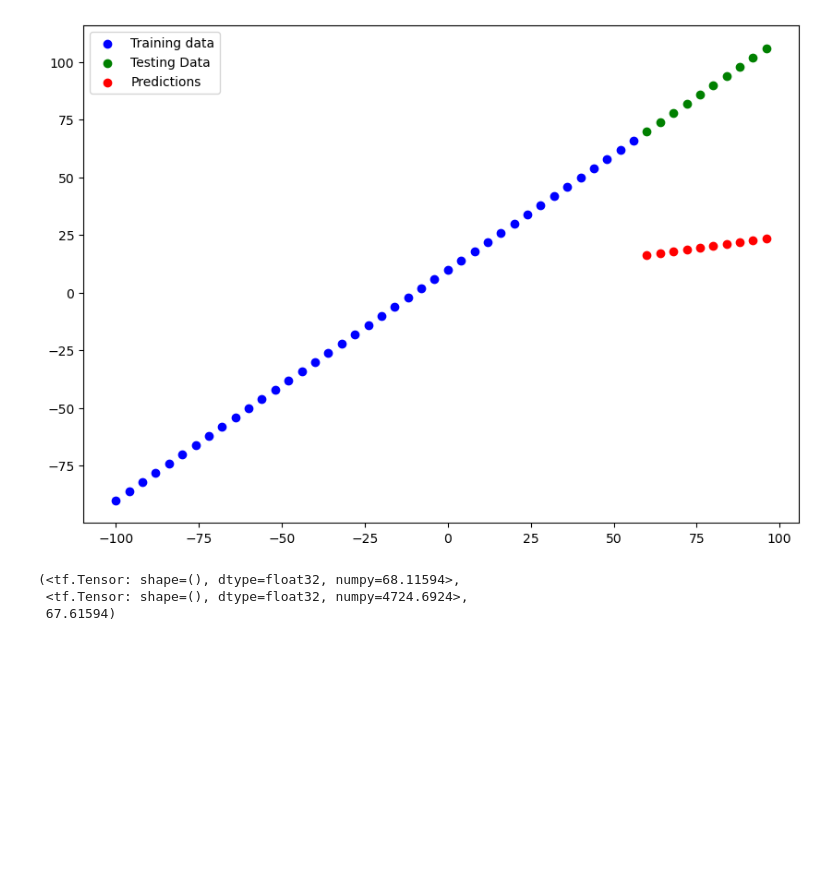
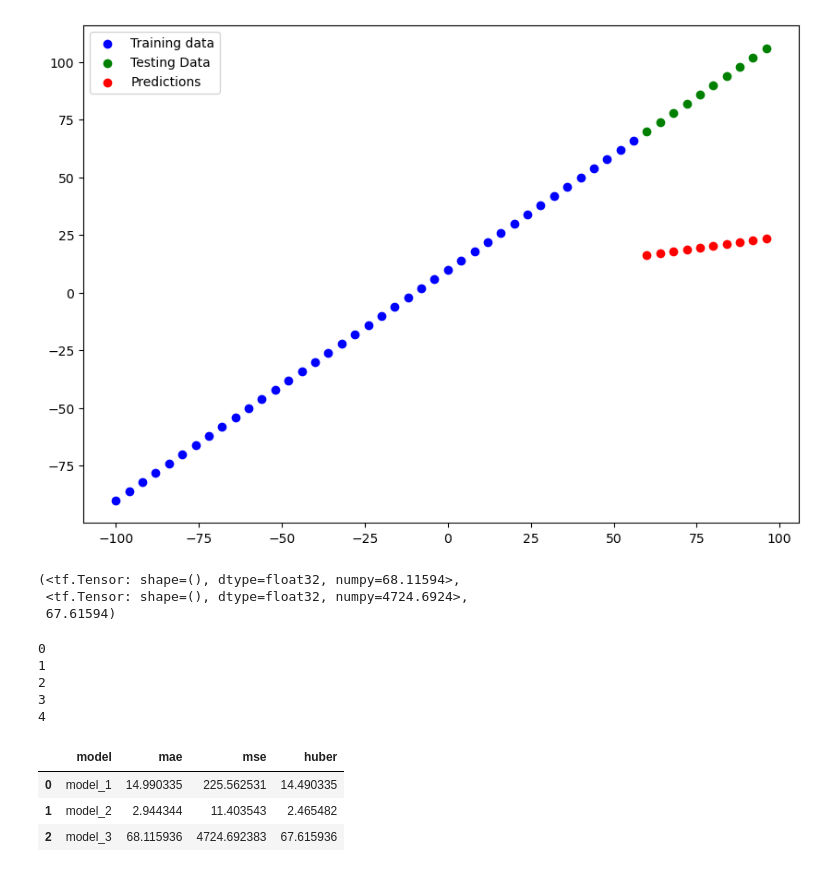
Before and after one commit to HkgCory/Tensorflow-study, a Jupyter notebook: tf_regression_neural_network.ipynb, the cells around one changed output. Saved outputs shown, nothing was run; the diff lists cells and outputs as text; code cells hidden in the pictures; blank space fills up the shorter version.

```diff
--- a/tf_regression_neural_network.ipynb
+++ b/tf_regression_neural_network.ipynb
@@ -877,3 +877,12 @@ mae_3, mse_3 , huber_3
 (<tf.Tensor: shape=(), dtype=float32, numpy=68.11594>,
  <tf.Tensor: shape=(), dtype=float32, numpy=4724.6924>,
  67.61594)
+# %%
+for i in range(5):
+    print(i)
+# %% [output]
+0
+1
+2
+3
+4
@@ -879,0 +891,14 @@ mae_3, mse_3 , huber_3
+# %%
+#Let's compare model result uisng pandas dataframe
+import pandas as pd
+model_results = [['model_1', mae_1.numpy(), mse_1.numpy(), huber_1],
+                ['model_2', mae_2.numpy(), mse_2.numpy(), huber_2],
+                ['model_3', mae_3.numpy(), mse_3.numpy(), huber_3]]
+
+all_results = pd.DataFrame(model_results, columns =['model', 'mae', 'mse', 'huber'])
+all_results
+# %% [output]
+|  | model | mae | mse | huber |
+| 0 | model_1 | 14.990335 | 225.562531 | 14.490335 |
+| 1 | model_2 | 2.944344 | 11.403543 | 2.465482 |
+| 2 | model_3 | 68.115936 | 4724.692383 | 67.615936 |
```
Also changed, not shown: parts of 8 cells of this notebook, 5 other files.
